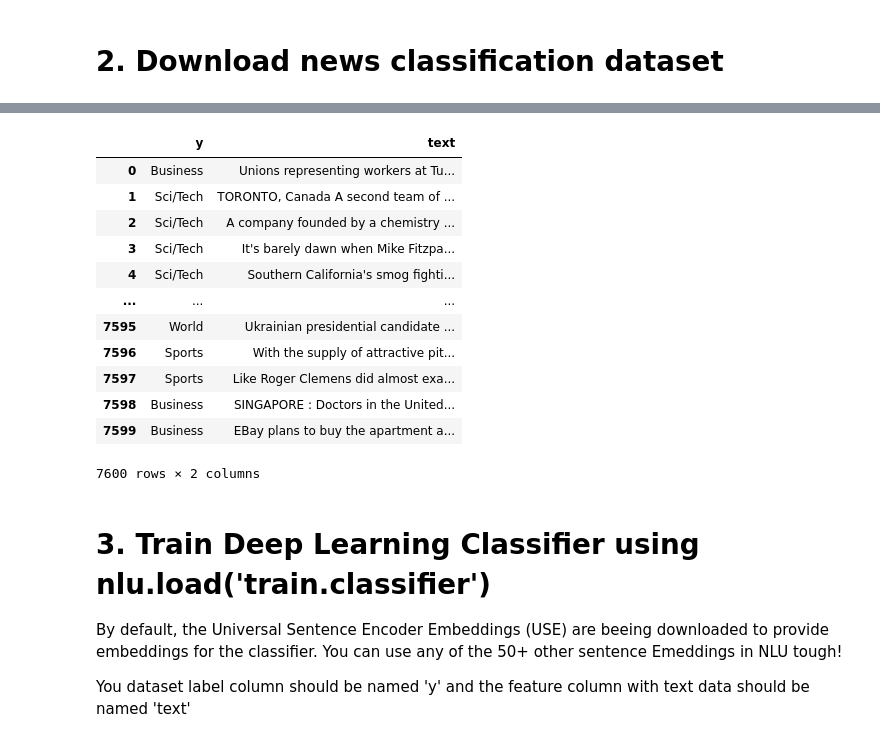
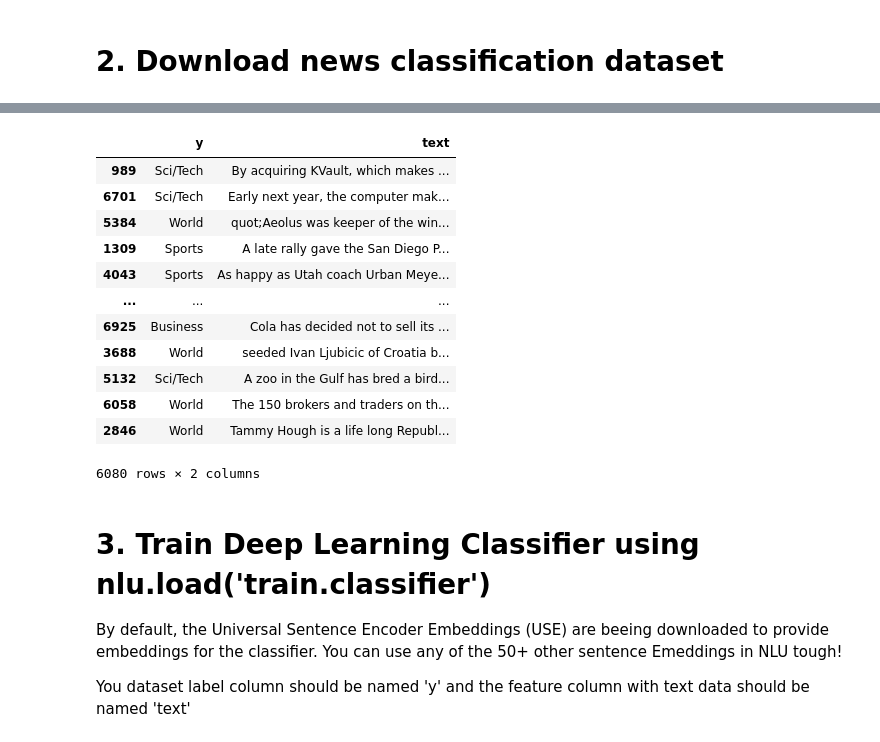
Before and after one commit to JohnSnowLabs/nlu, a Jupyter notebook: examples/colab/Training/multi_class_text_classification/NLU_training_multi_class_text_classifier_demo.ipynb, the cells around one changed output, grey strips where cells are left out. Cells and saved outputs as stored; diff of their text form; code cells hidden in the pictures.

```diff
--- a/examples/colab/Training/multi_class_text_classification/NLU_training_multi_class_text_classifier_demo.ipynb
+++ b/examples/colab/Training/multi_class_text_classification/NLU_training_multi_class_text_classifier_demo.ipynb
@@ -52,23 +66,26 @@ news_category_test. 100%[===================>]   1.43M  2.77MB/s    in 0.5s
 # %%
 import pandas as pd
 test_path = '/content/news_category_test.csv'
 train_df = pd.read_csv(test_path)
 train_df.columns=['y','text']
+from sklearn.model_selection import train_test_split
+
+train_df, test_df = train_test_split(train_df, test_size=0.2)
 train_df
 # %% [output]
 |  | y | text |
-| 0 | Business | Unions representing workers at Tu... |
-| 1 | Sci/Tech | TORONTO, Canada A second team of ... |
-| 2 | Sci/Tech | A company founded by a chemistry ... |
-| 3 | Sci/Tech | It's barely dawn when Mike Fitzpa... |
-| 4 | Sci/Tech | Southern California's smog fighti... |
+| 989 | Sci/Tech | By acquiring KVault, which makes ... |
+| 6701 | Sci/Tech | Early next year, the computer mak... |
+| 5384 | World | quot;Aeolus was keeper of the win... |
+| 1309 | Sports | A late rally gave the San Diego P... |
+| 4043 | Sports | As happy as Utah coach Urban Meye... |
 | ... | ... | ... |
-| 7595 | World | Ukrainian presidential candidate ... |
-| 7596 | Sports | With the supply of attractive pit... |
-| 7597 | Sports | Like Roger Clemens did almost exa... |
-| 7598 | Business | SINGAPORE : Doctors in the United... |
-| 7599 | Business | EBay plans to buy the apartment a... |
+| 6925 | Business | Cola has decided not to sell its ... |
+| 3688 | World | seeded Ivan Ljubicic of Croatia b... |
+| 5132 | Sci/Tech | A zoo in the Gulf has bred a bird... |
+| 6058 | World | The 150 brokers and traders on th... |
+| 2846 | World | Tammy Hough is a life long Republ... |
-7600 rows × 2 columns
+6080 rows × 2 columns
 # %% [markdown]
 # 3. Train Deep Learning Classifier using nlu.load('train.classifier')
 
```
Also changed, not shown: parts of 10 cells of this notebook, 21 other files.
